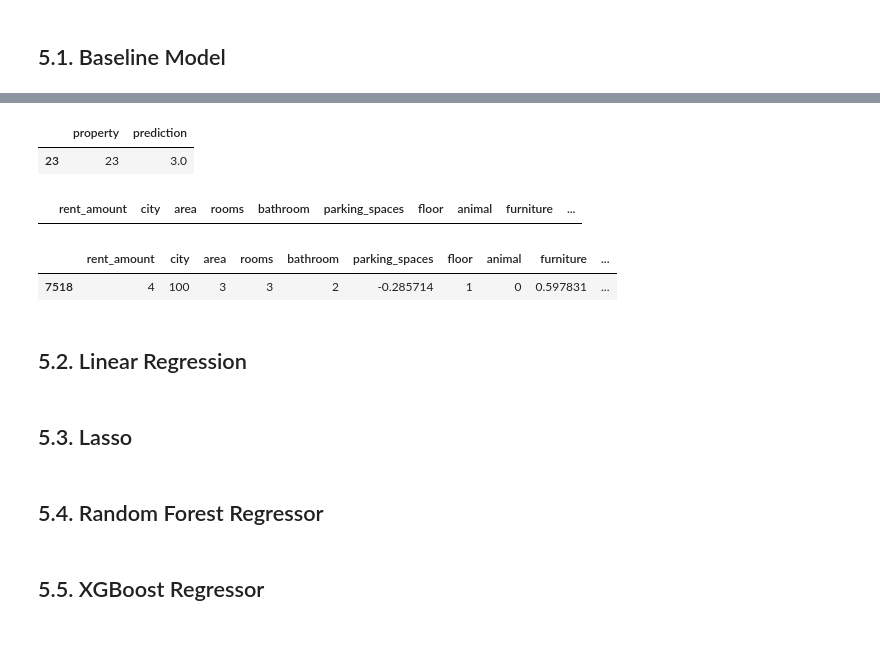
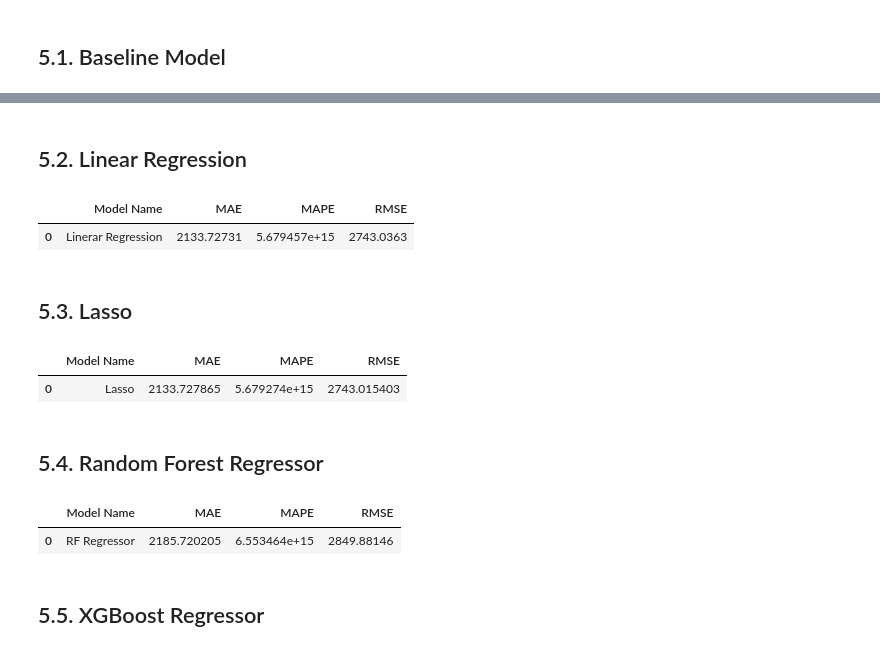
Before and after one commit to math-prog/house_predict, a Jupyter notebook: notebooks/1.0.mso.house_predict.ipynb, the cells around one changed output, grey strips where cells are left out. Cells and saved outputs as stored; diff of their text form; code cells hidden in the pictures.

```diff
--- a/notebooks/1.0.mso.house_predict.ipynb
+++ b/notebooks/1.0.mso.house_predict.ipynb
@@ -526,10 +507,0 @@ metric_dummy = { "Baseline Model": "Baseline Model",
-# %%
-def ml_error(model_name, y, yhat):
-    mae = mean_absolute_error(y, yhat)
-    mape = mean_absolute_percentage_error(y, yhat)
-    rmse = np.sqrt(mean_squared_error(y, yhat))
-
-    return pd.DataFrame({'Model Name': model_name,
-                         'MAE': mae,
-                         'MAPE': mape,
-                         'RMSE': rmse}, index = [0])
@@ -603,27 +508,47 @@ aux2.head()
-# %%
-aux2.loc[aux2['property'] == 23]
-# %% [output]
-|  | property | prediction |
-| 23 | 23 | 3.0 |
-# %%
-aux1.loc[aux1['property'] == 23]
-# %% [output]
-|  | rent_amount | city | area | rooms | bathroom | parking_spaces | floor | animal | furniture | ... |
-# %%
-#aux1 = pd.merge(aux1, aux2, how = 'right', on = 'property')
-#aux1['']
-temp_cols = aux1.columns.tolist()
-new_cols = temp_cols[-1:] + temp_cols[:-1]
-aux1.columns = new_cols
-aux1.sample()
-# %% [output]
-|  | rent_amount | city | area | rooms | bathroom | parking_spaces | floor | animal | furniture | ... |
-| 7518 | 4 | 100 | 3 | 3 | 2 | -0.285714 | 1 | 0 | 0.597831 | ... |
 # %% [markdown]
 ## 5.2. Linear Regression
+# %%
+# Model
+lr = LinearRegression().fit(x_train, y_train)
+
+#prediction
+yhat_lr = lr.predict(x_test)
+
+#Performance
+lr_result = ml_error("Linerar Regression", (y_test), (yhat_lr))
+lr_result
+# %% [output]
+|  | Model Name | MAE | MAPE | RMSE |
+| 0 | Linerar Regression | 2133.72731 | 5.679457e+15 | 2743.0363 |
 # %% [markdown]
 ## 5.3. Lasso
+# %%
+#Model
+lrr = Lasso(alpha=0.01).fit(x_train, y_train)
+
+#Prediction
+yhat_lrr = lrr.predict(x_test)
+
+#Performance
+lrr_result = ml_error("Lasso", (y_test), (yhat_lrr))
+lrr_result
+# %% [output]
+|  | Model Name | MAE | MAPE | RMSE |
+| 0 | Lasso | 2133.727865 | 5.679274e+15 | 2743.015403 |
 # %% [markdown]
 ## 5.4. Random Forest Regressor
+# %%
+#model
+rf = RandomForestRegressor(n_estimators = 100, n_jobs = -1, random_state = 42).fit(x_train, y_train)
+
+#Prediction
+yhat_rf = rf.predict(x_test)
+
+#Performance
+rf_result = ml_error("RF Regressor", y_test, yhat_rf)
+rf_result
+# %% [output]
+|  | Model Name | MAE | MAPE | RMSE |
+| 0 | RF Regressor | 2185.720205 | 6.553464e+15 | 2849.88146 |
 # %% [markdown]
 ## 5.5. XGBoost Regressor
```
Also changed, not shown: parts of 18 cells of this notebook, 4 other files.
